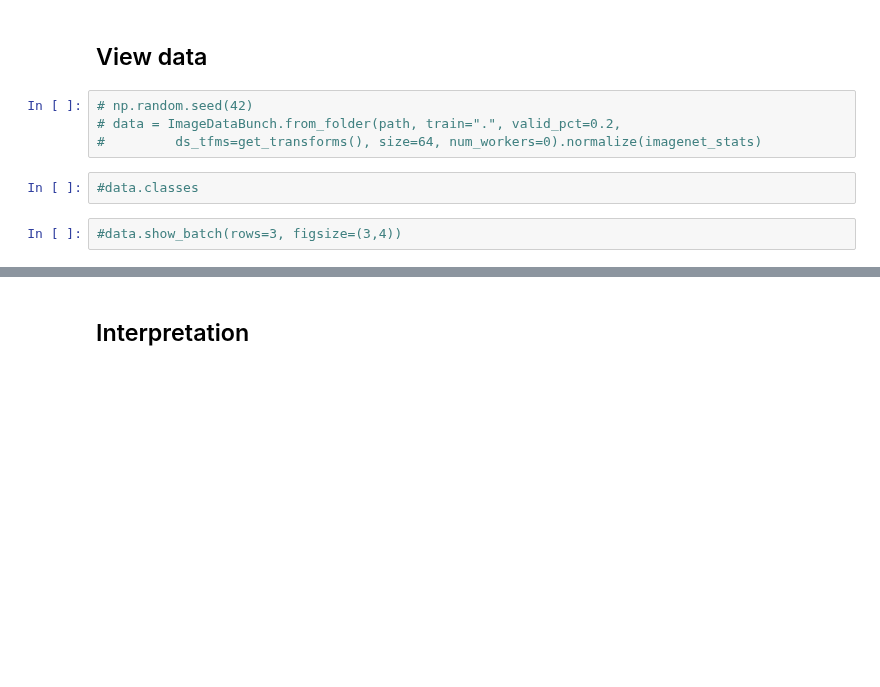
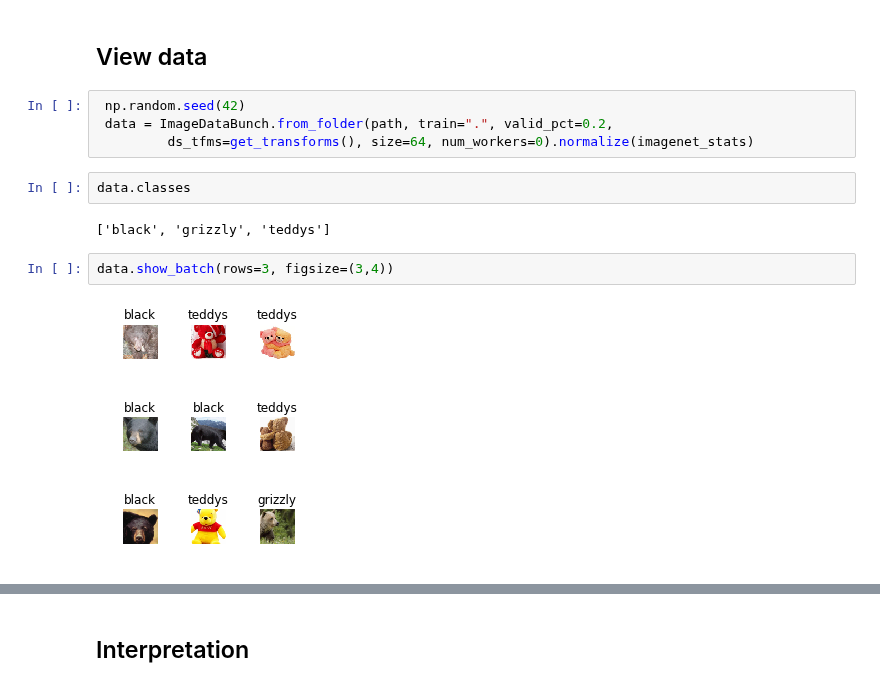
Before and after one commit to flyinacres/fastai-coursework, a Jupyter notebook: fastai-v3-lesson-2.ipynb, the cells around one changed output, grey strips where cells are left out. Saved outputs shown, nothing was run; the diff lists cells and outputs as text; blank space fills up the shorter version.

```diff
--- a/fastai-v3-lesson-2.ipynb
+++ b/fastai-v3-lesson-2.ipynb
@@ -101,11 +185,15 @@ Then we can remove any images that can't be opened:
 # %% [markdown]
 ## View data
 # %%
-# np.random.seed(42)
-# data = ImageDataBunch.from_folder(path, train=".", valid_pct=0.2,
-#         ds_tfms=get_transforms(), size=64, num_workers=0).normalize(imagenet_stats)
+ np.random.seed(42)
+ data = ImageDataBunch.from_folder(path, train=".", valid_pct=0.2,
+         ds_tfms=get_transforms(), size=64, num_workers=0).normalize(imagenet_stats)
-# %%
-#data.classes
+# %%
+data.classes
+# %% [output]
+['black', 'grizzly', 'teddys']
 # %%
-#data.show_batch(rows=3, figsize=(3,4))
+data.show_batch(rows=3, figsize=(3,4))
+# %% [output]
+[figure, added]
 # %%
```
Also changed, not shown: parts of 23 cells of this notebook.
